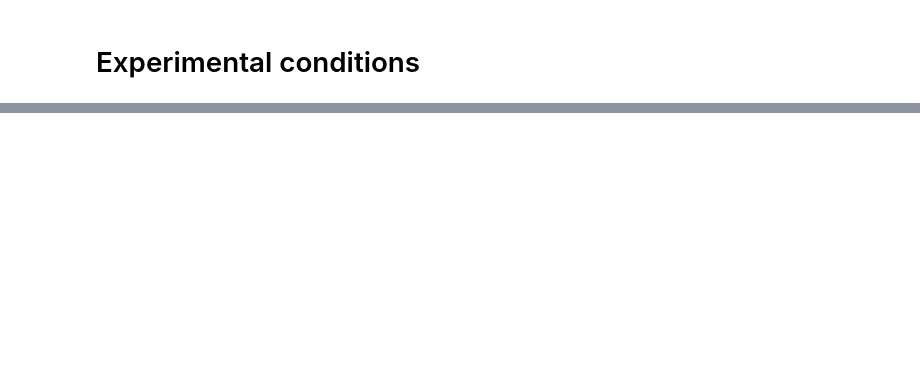
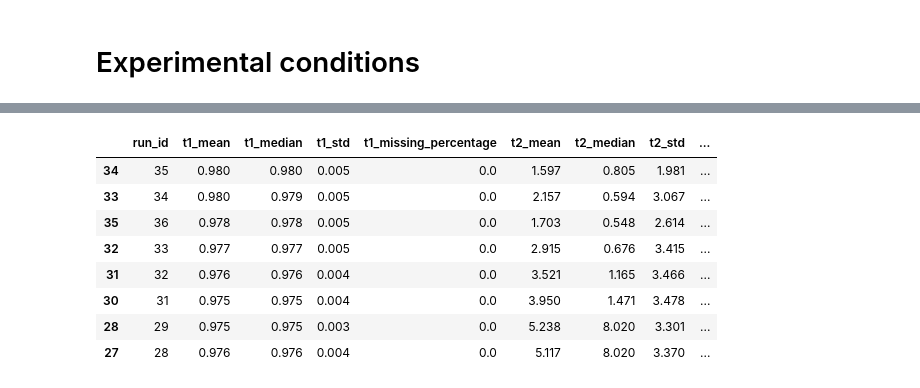
Before and after one commit to fernandonquintino/confocal_film_measurement, a Jupyter notebook: notebooks/selected_conditions.ipynb, the cells around one changed output, grey strips where cells are left out. Drawn from its saved outputs; the diff is of its cells as text; code cells hidden in the pictures; blank space fills up the shorter version.

```diff
--- a/notebooks/selected_conditions.ipynb
+++ b/notebooks/selected_conditions.ipynb
@@ -36,0 +83,12 @@ dtype: float64
+# %%
+df_consolidated_2.query('reduced_pattern == "plug"').query('run_id<66').sort_values('jl')
+# %% [output]
+|  | run_id | t1_mean | t1_median | t1_std | t1_missing_percentage | t2_mean | t2_median | t2_std | ... |
+| 34 | 35 | 0.980 | 0.980 | 0.005 | 0.0 | 1.597 | 0.805 | 1.981 | ... |
+| 33 | 34 | 0.980 | 0.979 | 0.005 | 0.0 | 2.157 | 0.594 | 3.067 | ... |
+| 35 | 36 | 0.978 | 0.978 | 0.005 | 0.0 | 1.703 | 0.548 | 2.614 | ... |
+| 32 | 33 | 0.977 | 0.977 | 0.005 | 0.0 | 2.915 | 0.676 | 3.415 | ... |
+| 31 | 32 | 0.976 | 0.976 | 0.004 | 0.0 | 3.521 | 1.165 | 3.466 | ... |
+| 30 | 31 | 0.975 | 0.975 | 0.004 | 0.0 | 3.950 | 1.471 | 3.478 | ... |
+| 28 | 29 | 0.975 | 0.975 | 0.003 | 0.0 | 5.238 | 8.020 | 3.301 | ... |
+| 27 | 28 | 0.976 | 0.976 | 0.004 | 0.0 | 5.117 | 8.020 | 3.370 | ... |
```
Also changed, not shown: parts of 14 cells of this notebook, 4 other files.
